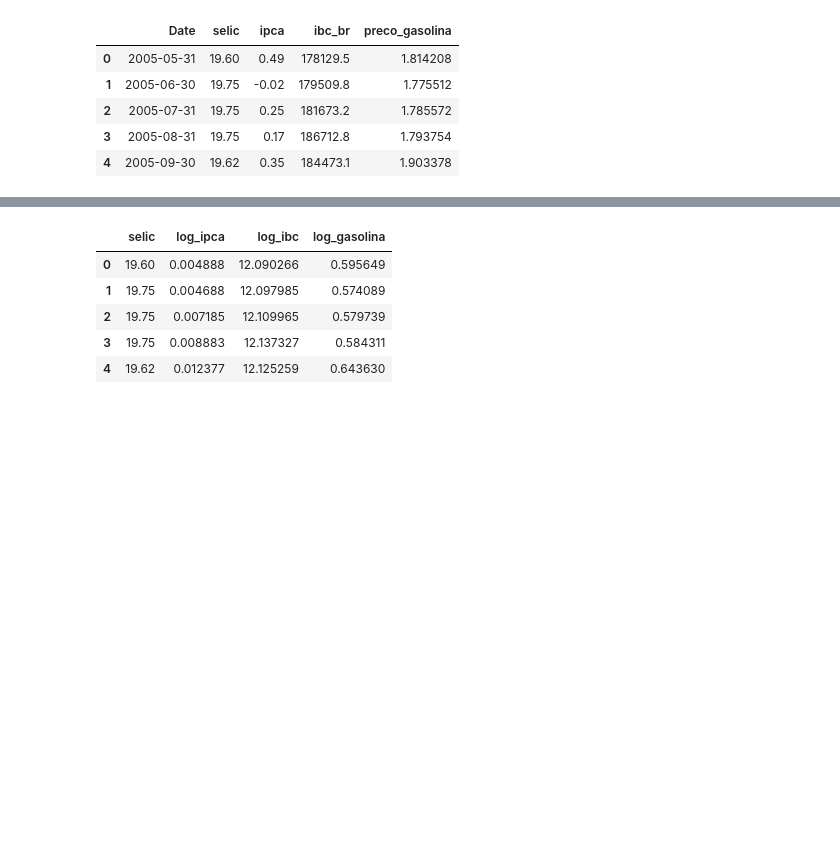
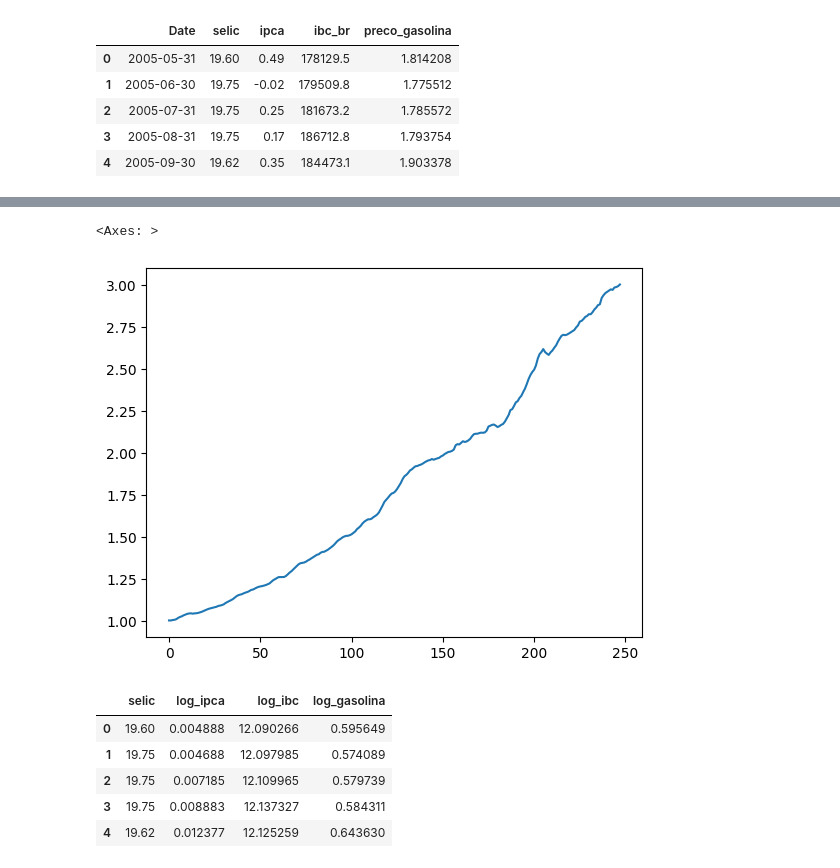
Before and after one commit to iagonmic/VECM-Gasoline-Prices, a Jupyter notebook: cointegration.ipynb, the cells around one changed output, grey strips where cells are left out. Cells and saved outputs as stored; diff of their text form; code cells hidden in the pictures; blank space fills up the shorter version.

```diff
--- a/cointegration.ipynb
+++ b/cointegration.ipynb
@@ -40,6 +57,11 @@ df_vecm = df[[
     'log_ibc',
     'log_gasolina'
 ]].dropna()
+# %%
+df['ipca_index'].plot()
+# %% [output]
+<Axes: >
+[figure, added]
 # %%
 df_vecm.head(5)
 # %% [output]
```
Also changed, not shown: parts of 2 cells of this notebook, 5 other files.
